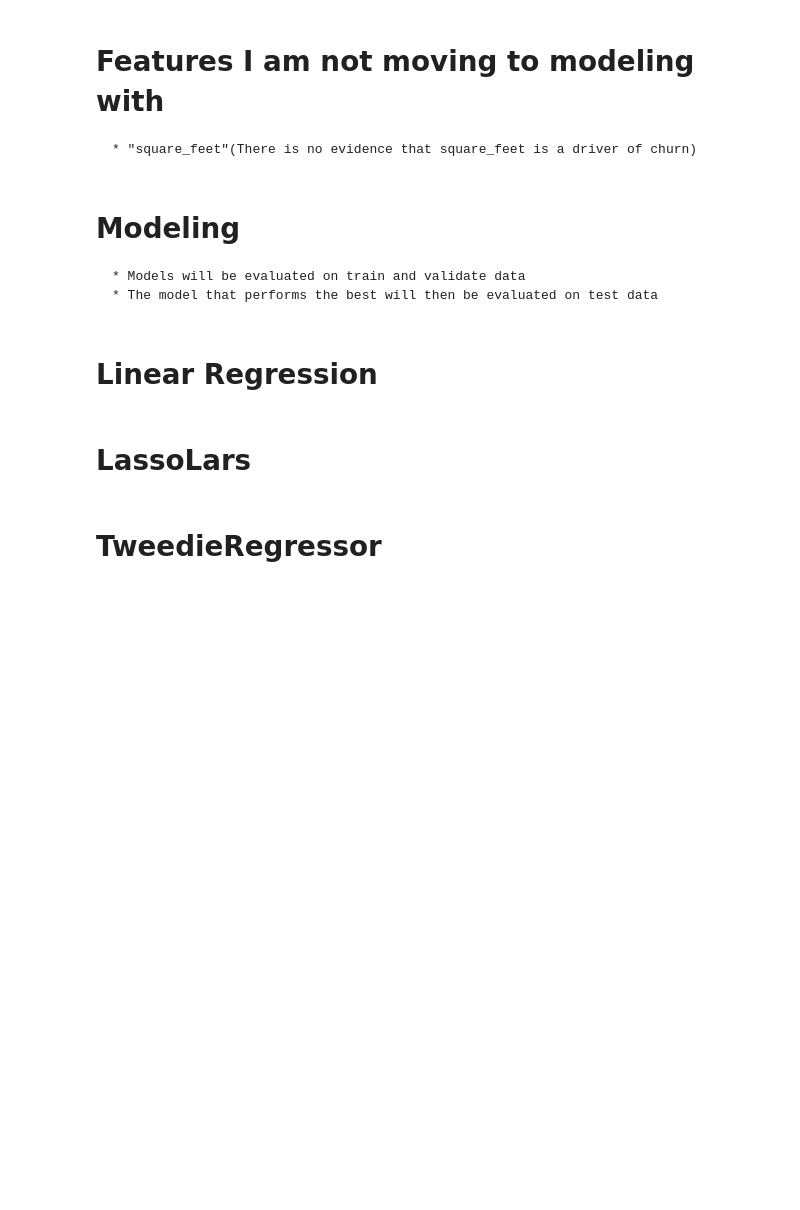
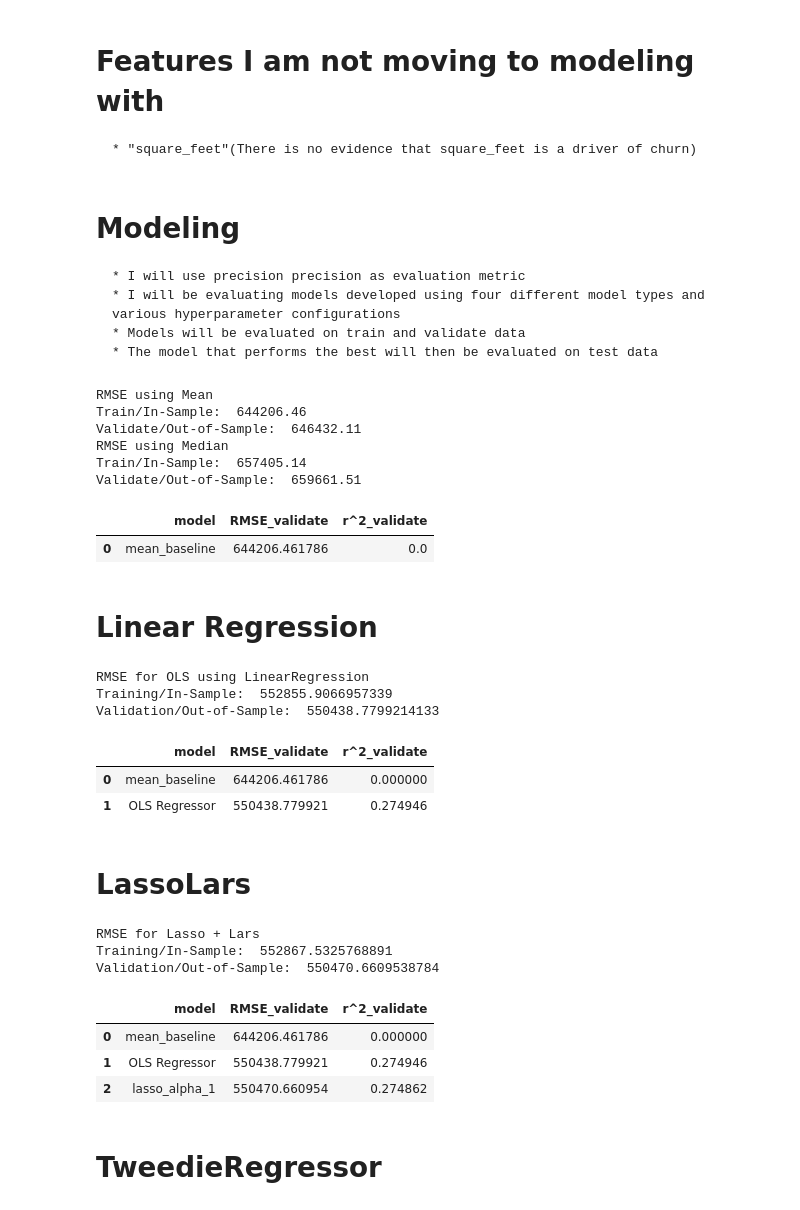
Before and after one commit to BurtonBarnes/Regression-Project, a Jupyter notebook: final-report.ipynb, the cells around one changed output. Drawn from its saved outputs; the diff is of its cells as text; code cells hidden in the pictures; blank space fills up the shorter version.

```diff
--- a/final-report.ipynb
+++ b/final-report.ipynb
@@ -203,5 +208,7 @@ w.get_bedrooms(train)
     * "square_feet"(There is no evidence that square_feet is a driver of churn)
 # %% [markdown]
 # Modeling
+    * I will use precision precision as evaluation metric
+    * I will be evaluating models developed using four different model types and various hyperparameter configurations
     * Models will be evaluated on train and validate data
     * The model that performs the best will then be evaluated on test data
@@ -208,2 +221,31 @@ w.get_bedrooms(train)
+# %%
+# get the mean and median of sample
+w.get_mean(train_y, validate_y)
+# %% [output]
+RMSE using Mean
+Train/In-Sample:  644206.46
+Validate/Out-of-Sample:  646432.11
+RMSE using Median
+Train/In-Sample:  657405.14
+Validate/Out-of-Sample:  659661.51
+# %%
+# create the metric_df as a blank dataframe
+metric_df = pd.DataFrame()
+# make our first entry into the metric_df with median baseline
+metric_df = w.make_metric_df(train_y.property_value,
+                           train_y.property_value_pred_mean,
+                           'mean_baseline',
+                          metric_df)
+# %%
+metric_df
+# %% [output]
+|  | model | RMSE_validate | r^2_validate |
+| 0 | mean_baseline | 644206.461786 | 0.0 |
 # %% [markdown]
 # Linear Regression
+# %%
+rmse_train, rmse_validate = w.linear_regression(train_X, train_y, validate_X, validate_y)
+# %% [output]
+RMSE for OLS using LinearRegression
+Training/In-Sample:  552855.9066957339
+Validation/Out-of-Sample:  550438.7799214133
@@ -210,2 +257,15 @@ w.get_bedrooms(train)
+# %%
+# get linear regression results
+metric_df
+# %% [output]
+|  | model | RMSE_validate | r^2_validate |
+| 0 | mean_baseline | 644206.461786 | 0.000000 |
+| 1 | OLS Regressor | 550438.779921 | 0.274946 |
 # %% [markdown]
 # LassoLars
+# %%
+rmse_train, rmse_validate = w.lassolars(train_X, train_y, validate_X, validate_y)
+# %% [output]
+RMSE for Lasso + Lars
+Training/In-Sample:  552867.5325768891
+Validation/Out-of-Sample:  550470.6609538784
@@ -212,2 +277,9 @@ w.get_bedrooms(train)
+# %%
+metric_df
+# %% [output]
+|  | model | RMSE_validate | r^2_validate |
+| 0 | mean_baseline | 644206.461786 | 0.000000 |
+| 1 | OLS Regressor | 550438.779921 | 0.274946 |
+| 2 | lasso_alpha_1 | 550470.660954 | 0.274862 |
 # %% [markdown]
 # TweedieRegressor
```
Also changed, not shown: parts of 22 cells of this notebook.
